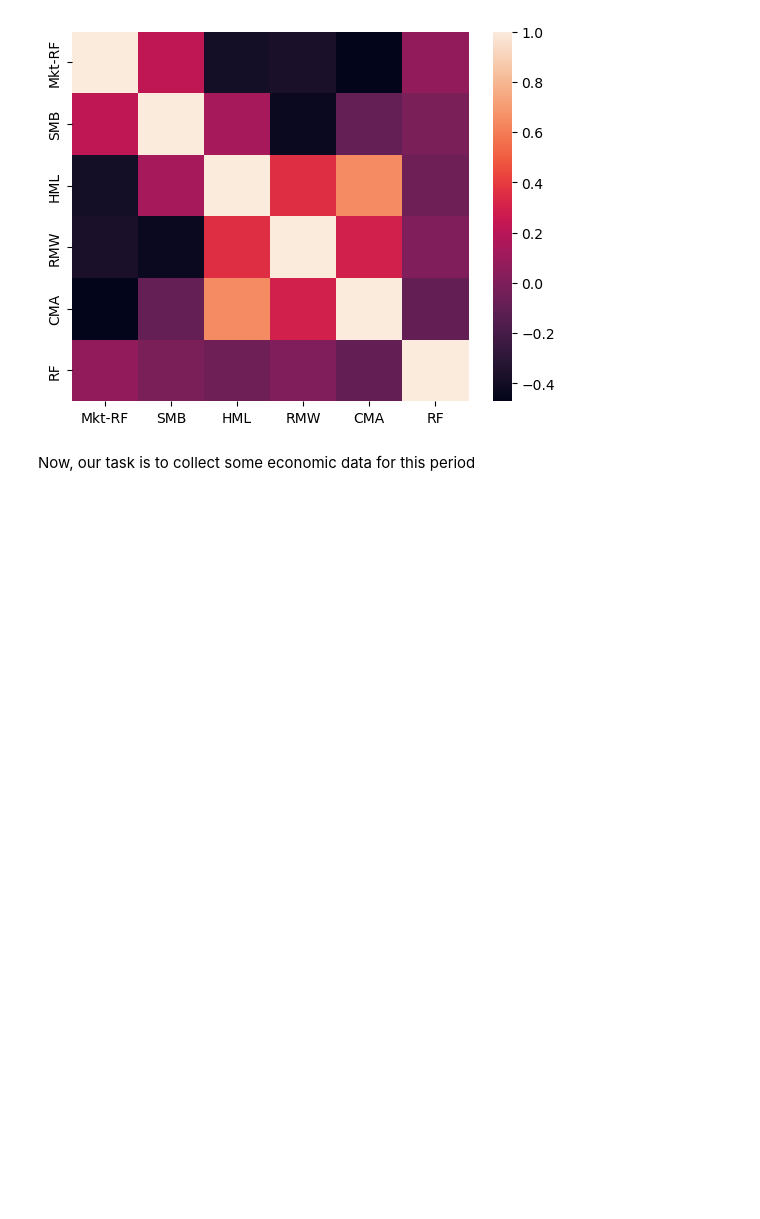
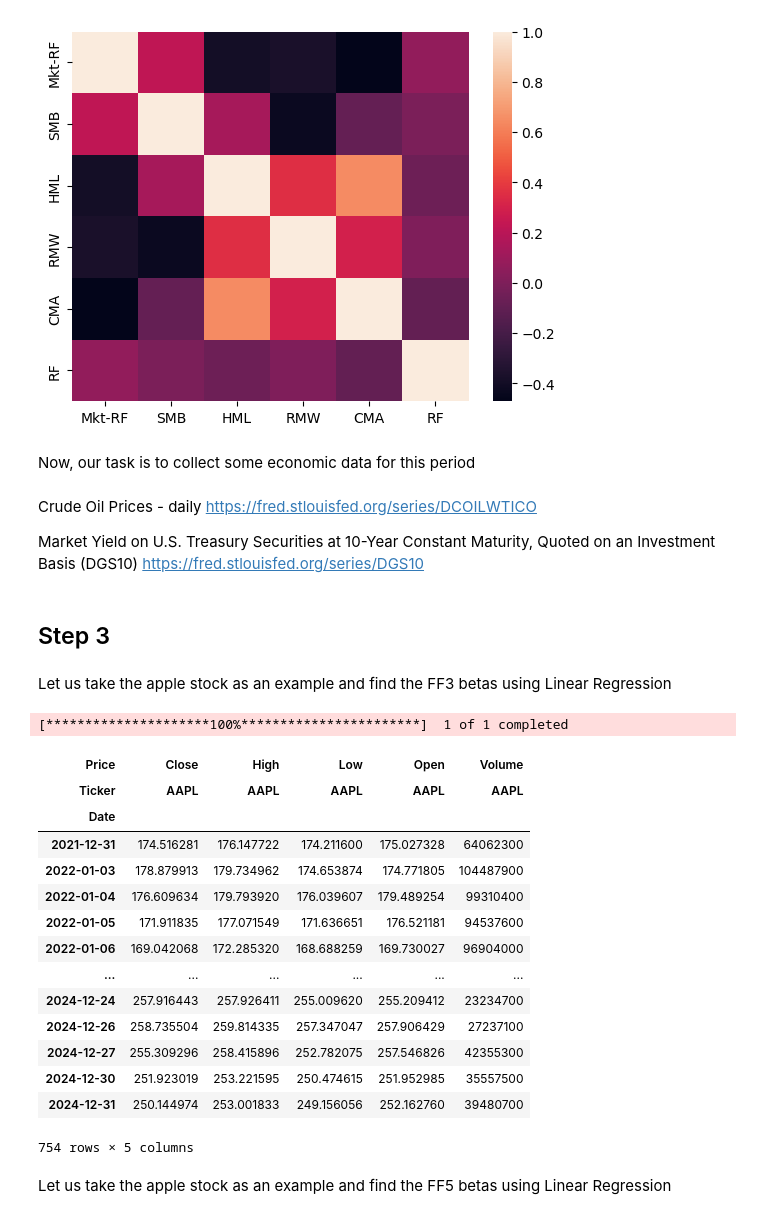
Before and after one commit to 3v-mb/Mini-projects-in-Financial-Engineering, a Jupyter notebook: Factor Modeling.ipynb, the cells around one changed output. Saved outputs shown, nothing was run; the diff lists cells and outputs as text; code cells hidden in the pictures; blank space fills up the shorter version.

Commit message:
basic regressions added

```diff
--- a/Factor Modeling.ipynb
+++ b/Factor Modeling.ipynb
@@ -118,3 +121,33 @@ sns.heatmap(daily_factor_data.corr())
 [figure]
 # %% [markdown]
 Now, our task is to collect some economic data for this period
+# %% [markdown]
+Crude Oil Prices - daily https://fred.stlouisfed.org/series/DCOILWTICO
+
+Market Yield on U.S. Treasury Securities at 10-Year Constant Maturity, Quoted on an Investment Basis (DGS10) https://fred.stlouisfed.org/series/DGS10
+# %% [markdown]
+## Step 3
+# %% [markdown]
+Let us take the apple stock as an example and find the FF3 betas using Linear Regression
+# %%
+stock_data = yf.download("AAPL", start="2021-12-31", end="2025-01-01")
+# %% [output]
+[*********************100%***********************]  1 of 1 completed
+# %%
+stock_data
+# %% [output]
+| Price | Close | High | Low | Open | Volume |
+| Ticker | AAPL | AAPL | AAPL | AAPL | AAPL |
+| Date |  |  |  |  |  |
+| 2021-12-31 | 174.516281 | 176.147722 | 174.211600 | 175.027328 | 64062300 |
+| 2022-01-03 | 178.879913 | 179.734962 | 174.653874 | 174.771805 | 104487900 |
+| 2022-01-04 | 176.609634 | 179.793920 | 176.039607 | 179.489254 | 99310400 |
+| 2022-01-05 | 171.911835 | 177.071549 | 171.636651 | 176.521181 | 94537600 |
+| 2022-01-06 | 169.042068 | 172.285320 | 168.688259 | 169.730027 | 96904000 |
+| ... | ... | ... | ... | ... | ... |
+| 2024-12-24 | 257.916443 | 257.926411 | 255.009620 | 255.209412 | 23234700 |
+| 2024-12-26 | 258.735504 | 259.814335 | 257.347047 | 257.906429 | 27237100 |
+| 2024-12-27 | 255.309296 | 258.415896 | 252.782075 | 257.546826 | 42355300 |
+| 2024-12-30 | 251.923019 | 253.221595 | 250.474615 | 251.952985 | 35557500 |
+| 2024-12-31 | 250.144974 | 253.001833 | 249.156056 | 252.162760 | 39480700 |
+754 rows × 5 columns
@@ -120,0 +156,2 @@ Now, our task is to collect some economic data for this period
+# %% [markdown]
+Let us take the apple stock as an example and find the FF5 betas using Linear Regression
```
Also changed, not shown: parts of 39 cells of this notebook.
